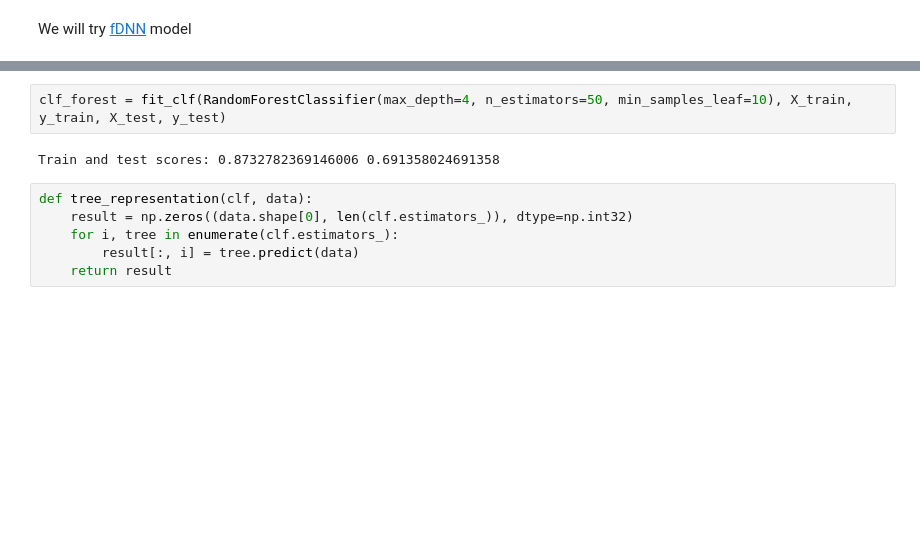
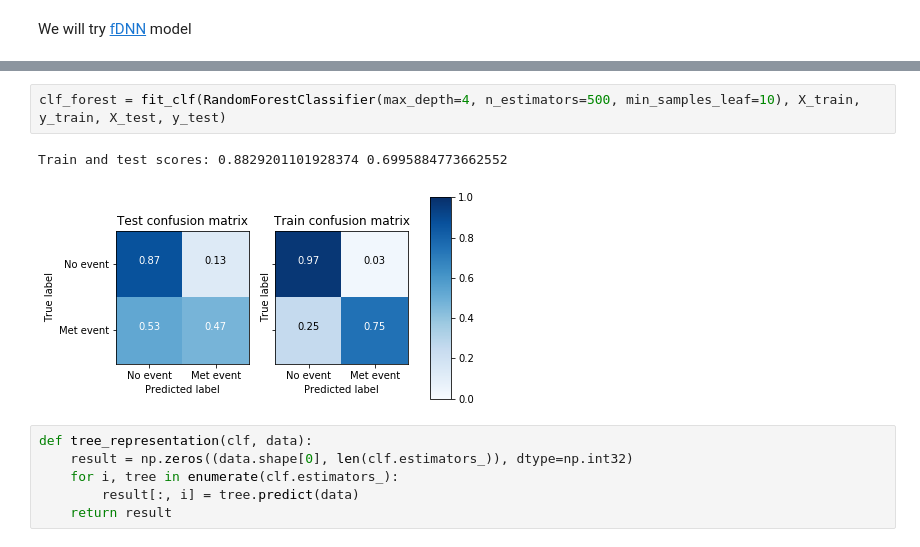
Before and after one commit to sjwilczynski/geneExpr, a Jupyter notebook: fDNN.ipynb, the cells around one changed output, grey strips where cells are left out. Saved outputs shown, nothing was run; the diff lists cells and outputs as text; blank space fills up the shorter version.

```diff
--- a/fDNN.ipynb
+++ b/fDNN.ipynb
@@ -45,9 +37,10 @@ X_std_test = standarizer.transform(X_test)
 Train and test sizes: (726, 12179) (243, 12179)
 (1, 0) labels count in train test: (289, 437) (104, 139)
 # %%
-clf_forest = fit_clf(RandomForestClassifier(max_depth=4, n_estimators=50, min_samples_leaf=10), X_train, y_train, X_test, y_test)
+clf_forest = fit_clf(RandomForestClassifier(max_depth=4, n_estimators=500, min_samples_leaf=10), X_train, y_train, X_test, y_test)
 # %% [output]
-Train and test scores: 0.8732782369146006 0.691358024691358
+Train and test scores: 0.8829201101928374 0.6995884773662552
+[figure, added]
 # %%
 def tree_representation(clf, data):
     result = np.zeros((data.shape[0], len(clf.estimators_)), dtype=np.int32)
```
Also changed, not shown: parts of 13 cells of this notebook, 3 other files.
